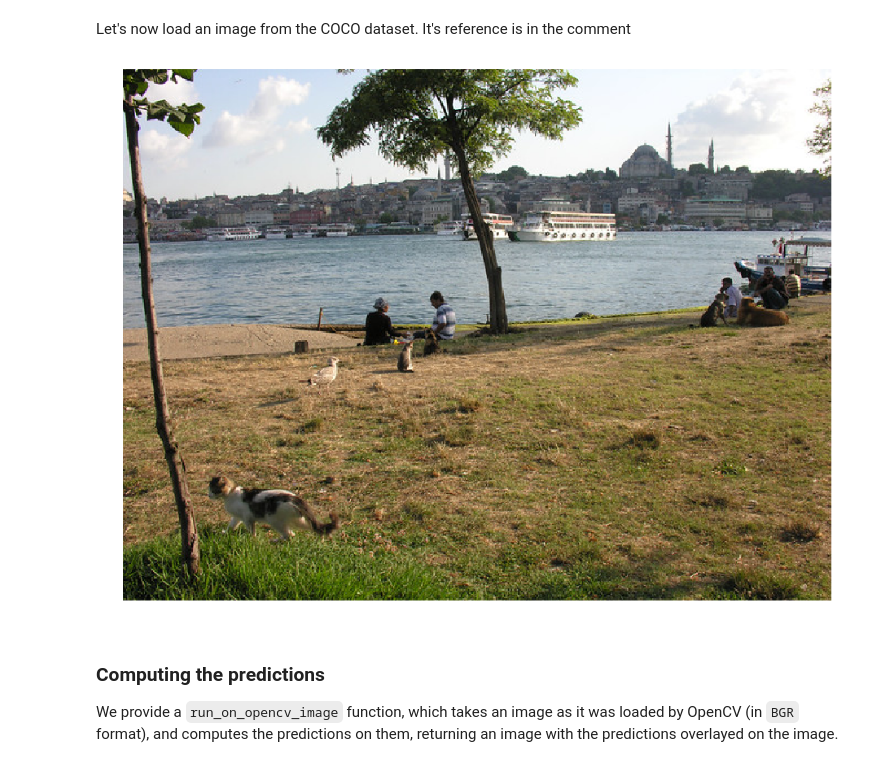
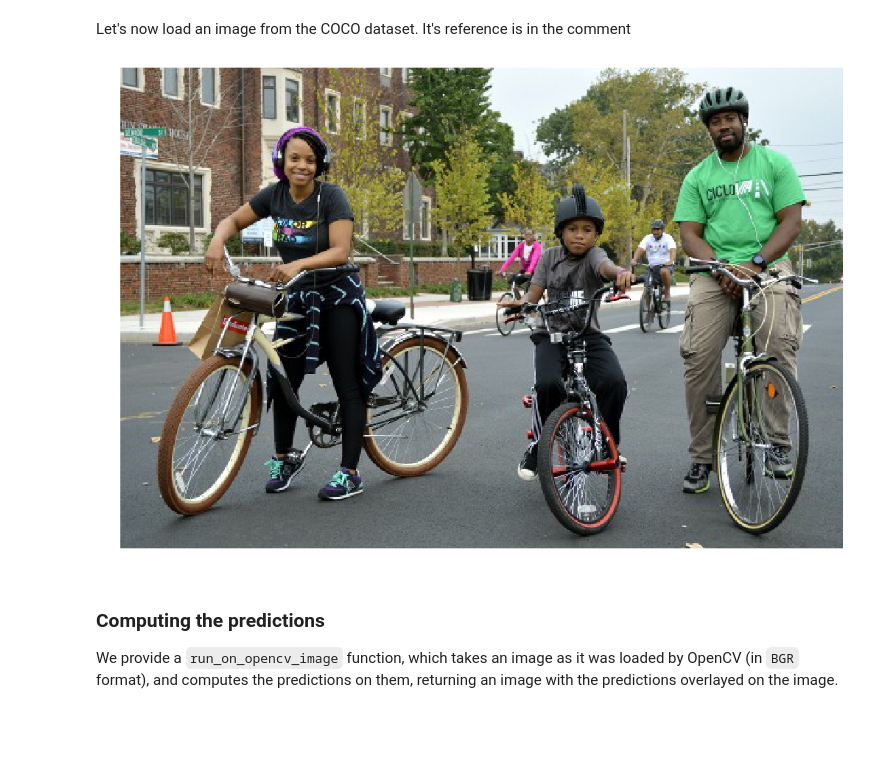
Before and after one commit to bieganski/maskrcnn-benchmark, a Jupyter notebook: demo/Semantic_demo.ipynb, the cells around one changed output. Cells and saved outputs as stored; diff of their text form; code cells hidden in the pictures; blank space fills up the shorter version.

```diff
--- a/demo/Semantic_demo.ipynb
+++ b/demo/Semantic_demo.ipynb
@@ -56,10 +56,12 @@ def imshow(img):
 Let's now load an image from the COCO dataset. It's reference is in the comment
 # %%
 # from http://cocodataset.org/#explore?id=345434
-image = load("http://farm3.staticflickr.com/2469/3915380994_2e611b1779_z.jpg")
+# image = load("http://farm3.staticflickr.com/2469/3915380994_2e611b1779_z.jpg")
+image = load("https://ggwash.org/images/made/images/posts/_resized/06c354445f4c90aa98_kum6bhpi6_600_399_90.jpg")
+
 imshow(image)
 # %% [output]
-[figure, old version]
+[figure, new version]
 # %%
 import imp
 imp.reload(detailpredictor)
```
Also changed, not shown: parts of 1 cell of this notebook, 1 other file.
